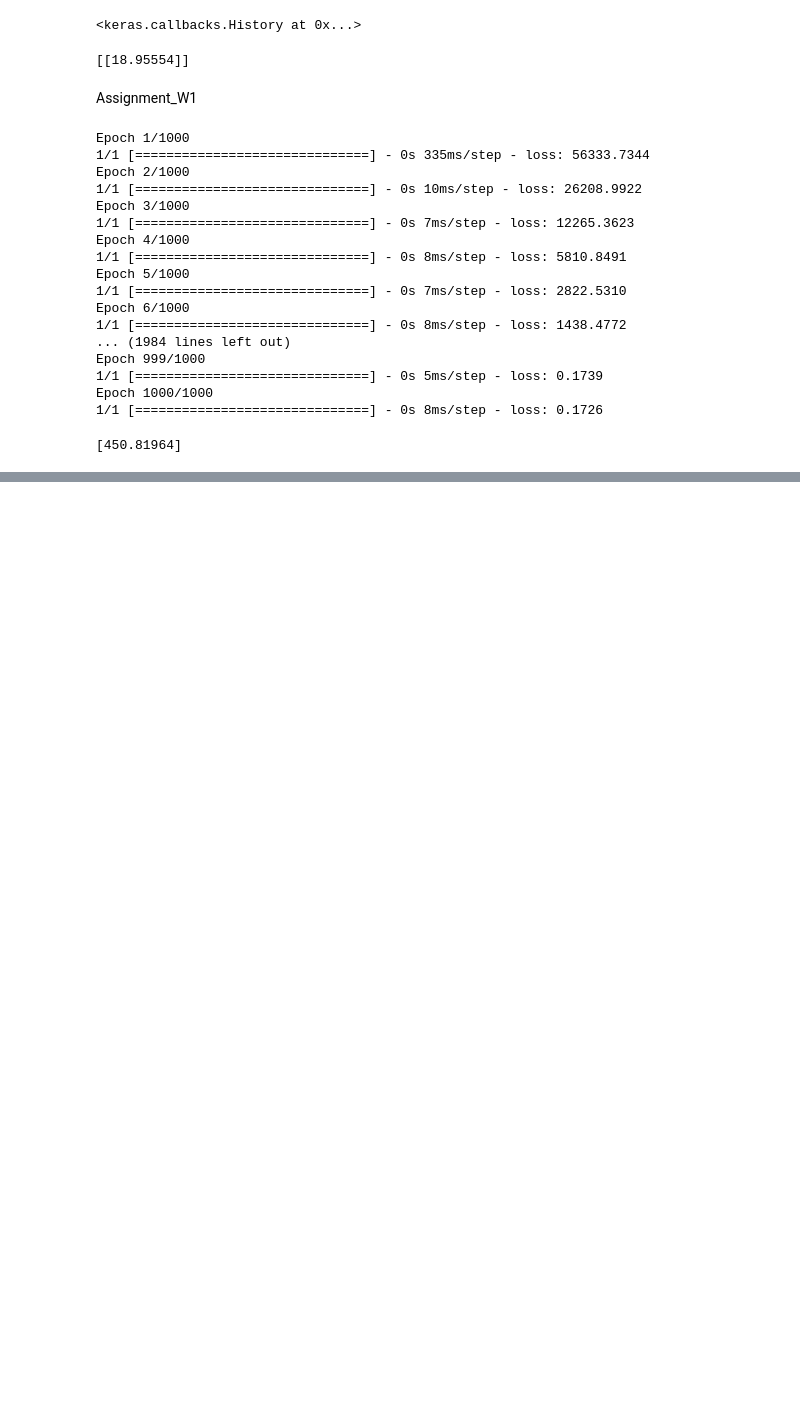
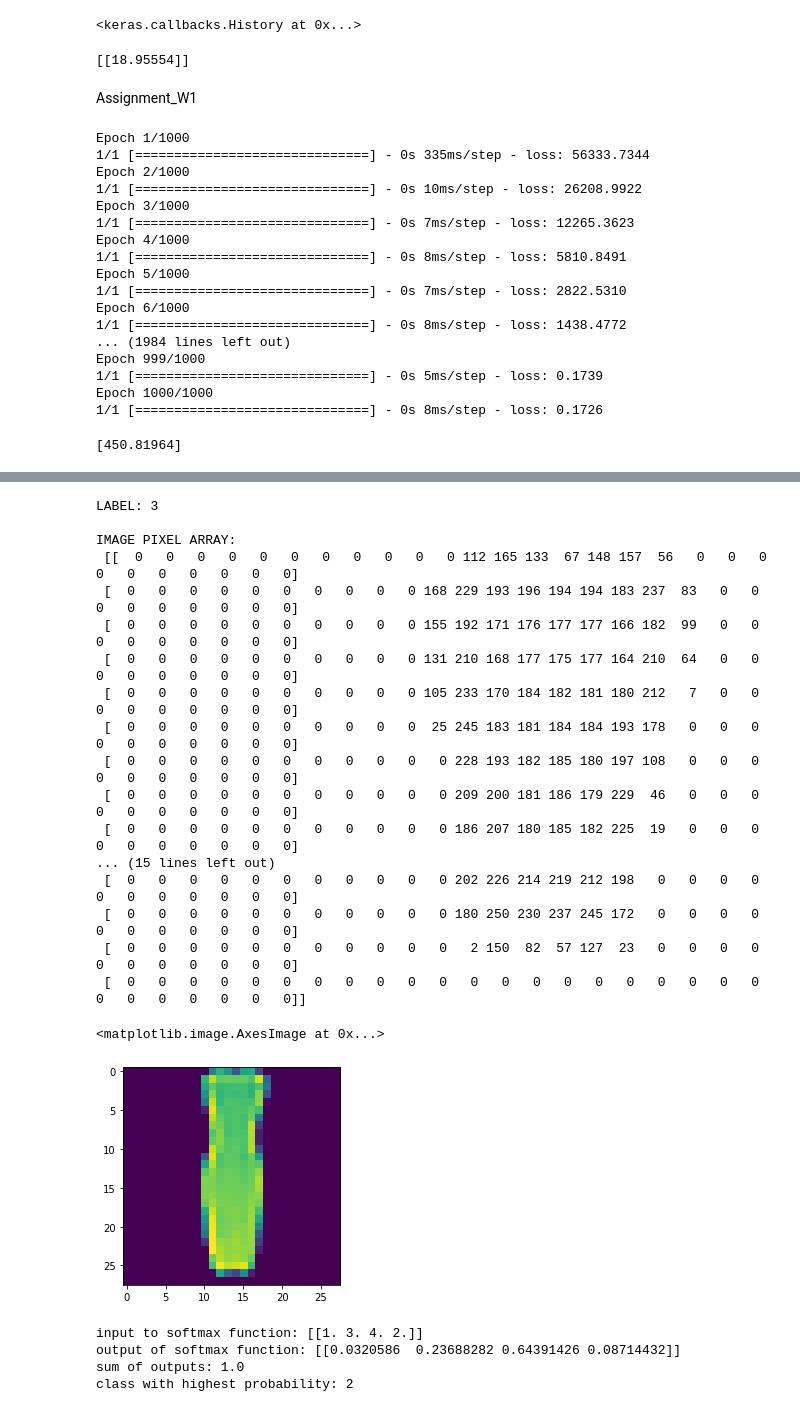
Before and after one commit to tknishh/TensorFlow_Developer.ai, a Jupyter notebook: TensorFlowDeveloper_ai.ipynb, the cells around one changed output, grey strips where cells are left out. Cells and saved outputs as stored; diff of their text form; code cells hidden in the pictures; blank space fills up the shorter version.

```diff
--- a/TensorFlowDeveloper_ai.ipynb
+++ b/TensorFlowDeveloper_ai.ipynb
@@ -102,0 +107,4 @@ pass
+# %%
+fminst = tf.keras.datasets.fashion_mnist
+# %%
+(training_images,training_labels),(test_images,test_labels) = fminst.load_data()
@@ -102,0 +123,32 @@ pass
+# %%
+import numpy as np
+import matplotlib.pyplot as plt
+
+index = 59
+
+np.set_printoptions(linewidth=320)
+
+print(f'LABEL: {training_labels[index]}')
+print(f'\nIMAGE PIXEL ARRAY:\n {training_images[index]}')
+
+plt.imshow(training_images[index])
+# %% [output]
+LABEL: 3
+
+IMAGE PIXEL ARRAY:
+ [[  0   0   0   0   0   0   0   0   0   0   0 112 165 133  67 148 157  56   0   0   0   0   0   0   0   0   0   0]
+ [  0   0   0   0   0   0   0   0   0   0 168 229 193 196 194 194 183 237  83   0   0   0   0   0   0   0   0   0]
+ [  0   0   0   0   0   0   0   0   0   0 155 192 171 176 177 177 166 182  99   0   0   0   0   0   0   0   0   0]
+ [  0   0   0   0   0   0   0   0   0   0 131 210 168 177 175 177 164 210  64   0   0   0   0   0   0   0   0   0]
+ [  0   0   0   0   0   0   0   0   0   0 105 233 170 184 182 181 180 212   7   0   0   0   0   0   0   0   0   0]
+ [  0   0   0   0   0   0   0   0   0   0  25 245 183 181 184 184 193 178   0   0   0   0   0   0   0   0   0   0]
+ [  0   0   0   0   0   0   0   0   0   0   0 228 193 182 185 180 197 108   0   0   0   0   0   0   0   0   0   0]
+ [  0   0   0   0   0   0   0   0   0   0   0 209 200 181 186 179 229  46   0   0   0   0   0   0   0   0   0   0]
+ [  0   0   0   0   0   0   0   0   0   0   0 186 207 180 185 182 225  19   0   0   0   0   0   0   0   0   0   0]
+... (15 lines left out)
+ [  0   0   0   0   0   0   0   0   0   0   0 202 226 214 219 212 198   0   0   0   0   0   0   0   0   0   0   0]
+ [  0   0   0   0   0   0   0   0   0   0   0 180 250 230 237 245 172   0   0   0   0   0   0   0   0   0   0   0]
+ [  0   0   0   0   0   0   0   0   0   0   0   2 150  82  57 127  23   0   0   0   0   0   0   0   0   0   0   0]
+ [  0   0   0   0   0   0   0   0   0   0   0   0   0   0   0   0   0   0   0   0   0   0   0   0   0   0   0   0]]
+<matplotlib.image.AxesImage at 0x...>
+[figure, added]
@@ -102,0 +164,22 @@ pass
+# %%
+# Declare sample inputs and convert to a tensor
+inputs = np.array([[1.0, 3.0, 4.0, 2.0]])
+inputs = tf.convert_to_tensor(inputs)
+print(f'input to softmax function: {inputs.numpy()}')
+
+# Feed the inputs to a softmax activation function
+outputs = tf.keras.activations.softmax(inputs)
+print(f'output of softmax function: {outputs.numpy()}')
+
+# Get the sum of all values after the softmax
+sum = tf.reduce_sum(outputs)
+print(f'sum of outputs: {sum}')
+
+# Get the index with highest value
+prediction = np.argmax(outputs)
+print(f'class with highest probability: {prediction}')
+# %% [output]
+input to softmax function: [[1. 3. 4. 2.]]
+output of softmax function: [[0.0320586  0.23688282 0.64391426 0.08714432]]
+sum of outputs: 1.0
+class with highest probability: 2
```
Also changed, not shown: parts of 24 cells of this notebook.
